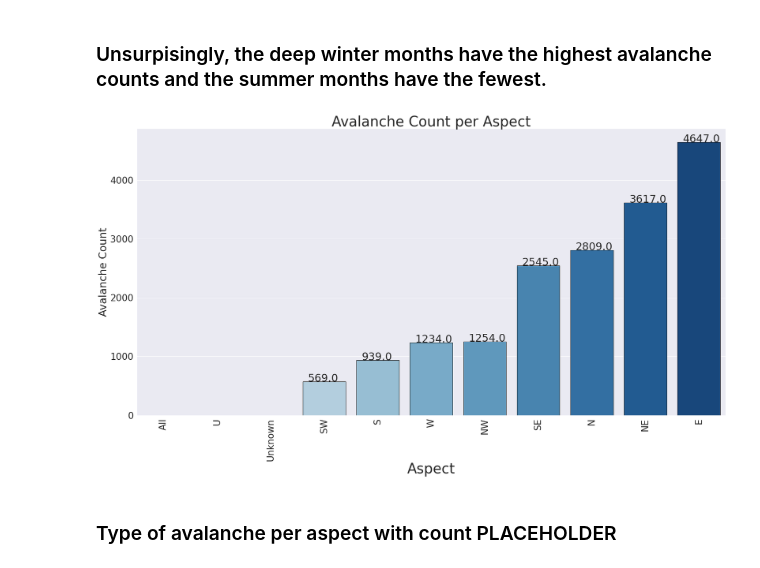
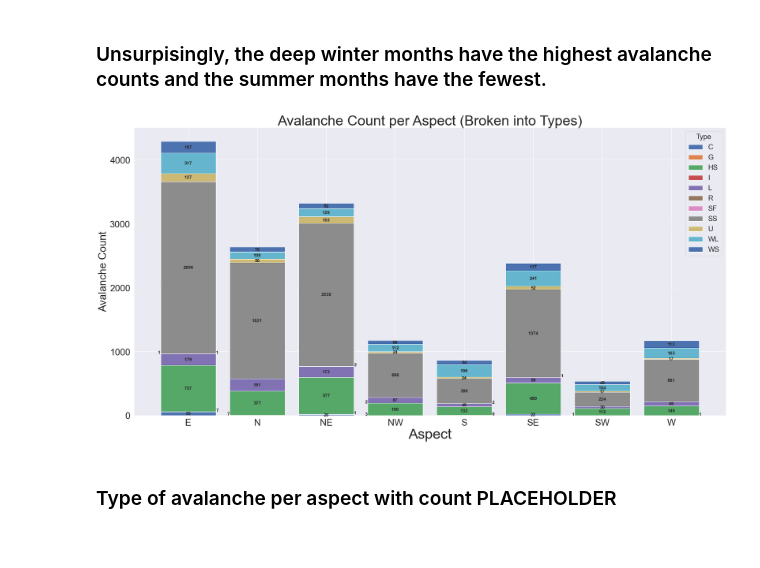
Before and after one commit to reformedgamer/comp4447_finalproject, a Jupyter notebook: primaryDataset.ipynb, the cells around one changed output. Saved outputs shown, nothing was run; the diff lists cells and outputs as text; code cells hidden in the pictures.

Commit message:
Update primaryDataset.ipynb
changed plot for count per aspect by avalanche type

```diff
--- a/primaryDataset.ipynb
+++ b/primaryDataset.ipynb
@@ -106,23 +106,44 @@ plt.show()
 # %% [markdown]
 ### Unsurpisingly, the deep winter months have the highest avalanche counts and the summer months have the fewest.
-# %%
-cont = avalanches_df[(avalanches_df["Aspect"] == "U") | (avalanches_df["Aspect"] == "All") | (avalanches_df["Aspect"] == "Unknown")].index
-aspect_df = avalanches_df.copy()
-aspect_df.drop(cont, inplace=True)
-
-sns.set(rc={'figure.figsize':(30, 15)})
-ax = sns.countplot(x='Aspect', data = aspect_df, order = aspect_df['Aspect'].value_counts(ascending=True).index, edgecolor = "Black", palette='Blues')
-plt.xticks(rotation = 90, fontsize = 26)
-plt.yticks(fontsize=26)
-plt.xlabel("Aspect", fontsize=40)
-plt.ylabel("Avalanche Count", fontsize=30)
-plt.title("Avalanche Count per Aspect", fontsize = 40)
-
-for p in ax.patches:
-   ax.annotate('{}'.format(p.get_height()), (p.get_x()+0.1, p.get_height()+1), fontsize=30)
-
-plt.show()
-# %% [output]
-[figure, removed]
+# %%
+aspect_df = avalanches_df[(avalanches_df["Aspect"] != "U") & (avalanches_df["Aspect"] != "All") & (avalanches_df["Aspect"] != "Unknown")]
+aspect_df = aspect_df[aspect_df.Aspect.notna()]
+aspect_df.Aspect = aspect_df.Aspect.astype("object")
+aspect_df.Aspect = aspect_df.Aspect.astype("category")
+
+aspect_plot = aspect_df.groupby(['Aspect', 'Type']).size().reset_index().pivot(columns = 'Type', index = "Aspect", values = 0)
+
+fig, ax = plt.subplots()
+
+bottom = np.zeros(len(aspect_plot))
+
+for i, col in enumerate(aspect_plot.columns):
+   ax.bar(aspect_plot.index, aspect_plot[col], bottom=bottom, label=col)
+   bottom += np.array(aspect_plot[col])
+
+y_offset = -20
+oldbar = 0
+for bar in ax.patches:
+   if bar.get_height() < 1:
+      continue
+   elif bar.get_height() <= 7 and oldbar <= 7:
+      ax.text(x = bar.get_x() + bar.get_width() + .02, y = bar.get_height() / 2 + bar.get_y(), s = int(bar.get_height()), ha = 'center', weight = 'bold', size = 13)
+   elif bar.get_height() <= 7 and oldbar > 7:
+      ax.text(x = bar.get_x() - .02, y = bar.get_height() / 2 + bar.get_y(), s = int(bar.get_height()), ha = 'center', weight = 'bold', size = 13)
+   else:
+      ax.text(x = bar.get_x() + bar.get_width() / 2, y = bar.get_height() / 2 + bar.get_y() + y_offset, s = int(bar.get_height()), ha = 'center', weight = 'bold', size = 13)
+   oldbar = bar.get_height()
+
+
+plt.xticks(fontsize = 26)
+plt.yticks(fontsize = 26)
+plt.xlabel("Aspect", fontsize=40)
+plt.ylabel("Avalanche Count", fontsize=30)
+plt.title("Avalanche Count per Aspect (Broken into Types)", fontsize = 40)
+ax.legend(title = "Type", fontsize = "20", title_fontsize = "20")
+
+plt.show()
+# %% [output]
+[figure, added]
 # %% [markdown]
 ### Type of avalanche per aspect with count PLACEHOLDER
```
Also changed, not shown: parts of 3 cells of this notebook.
